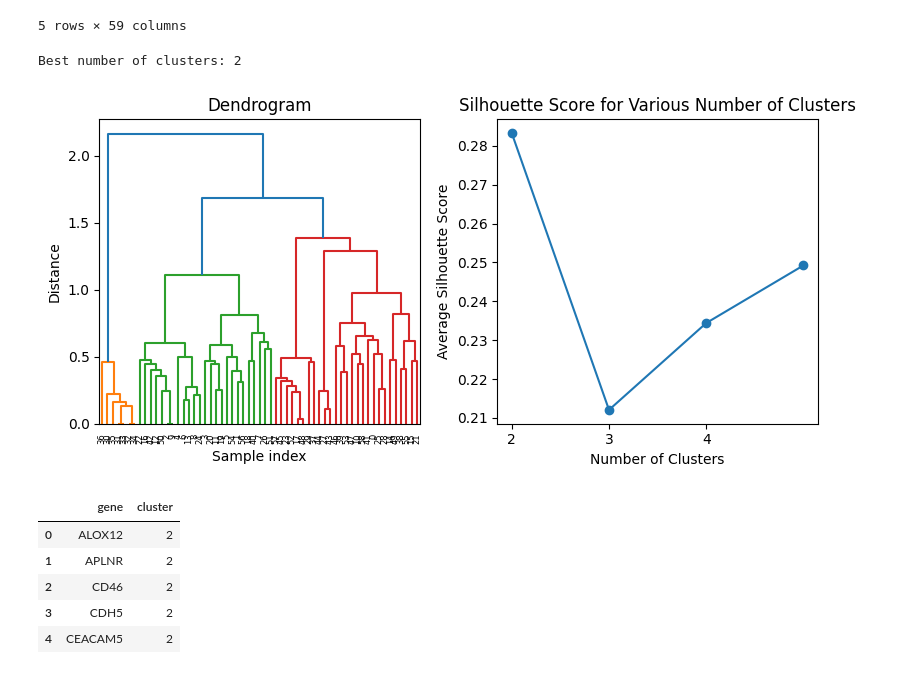
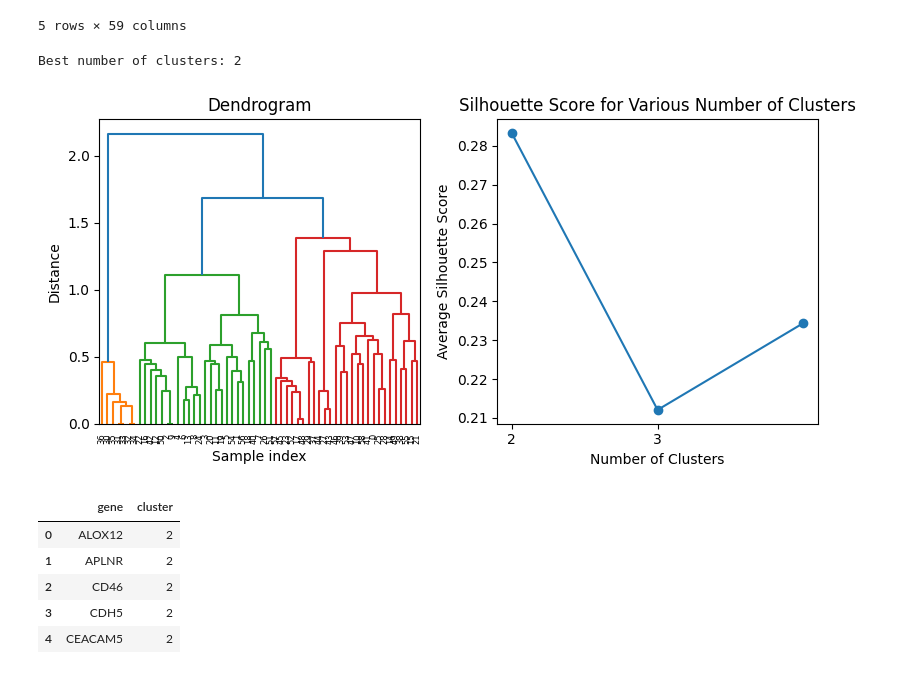
Before and after one commit to BioTechCo/main_project, a Jupyter notebook: process/GO_cluster.ipynb, the cells around one changed output. Drawn from its saved outputs; the diff is of its cells as text; code cells hidden in the pictures.

```diff
--- a/process/GO_cluster.ipynb
+++ b/process/GO_cluster.ipynb
@@ -164,11 +164,11 @@ simple_sum_dataframe.head()
 5 rows × 59 columns
 # %%
 cluster_result_simple = hierarchical_clustering(
-    simple_sum_dataframe, range_min=2, range_max=5
+    simple_sum_dataframe, range_min=2, range_max=4
 )
 # %% [output]
 Best number of clusters: 2
-[figure, old version]
+[figure, new version]
 # %%
 cluster_result_simple.head()
 # %% [output]
```
Also changed, not shown: parts of 8 cells of this notebook, 2 other files.
